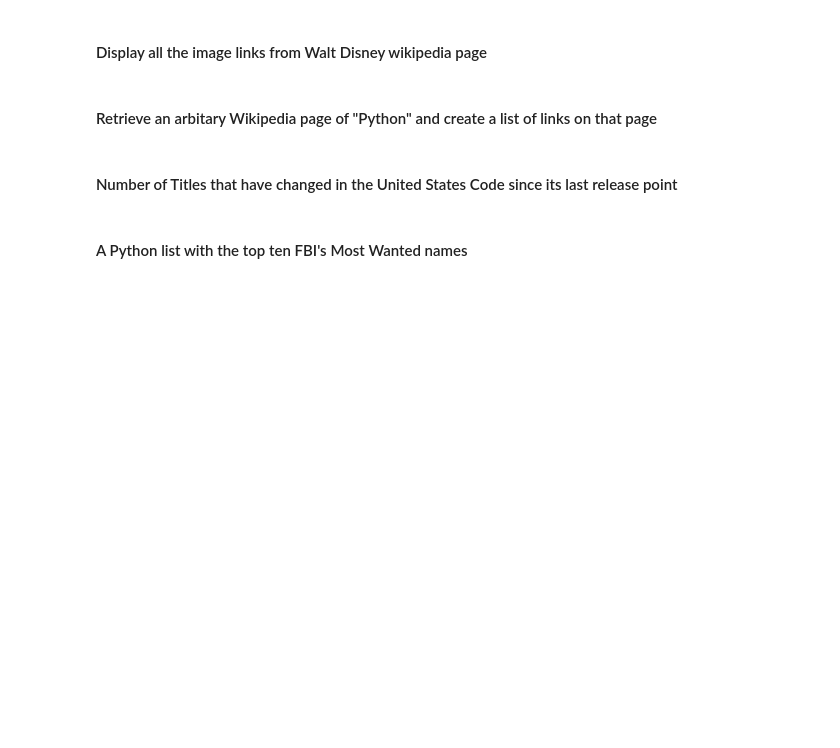
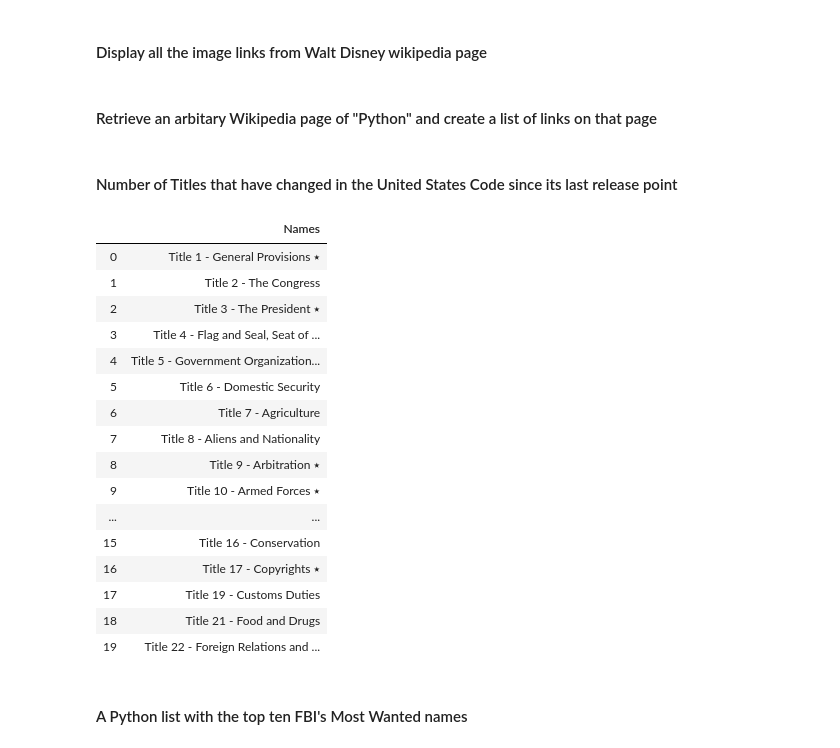
Before and after one commit to ta-datapt-bcn/lab-web-scraping, a Jupyter notebook: your-code/main.ipynb, the cells around one changed output. Cells and saved outputs as stored; diff of their text form; code cells hidden in the pictures; blank space fills up the shorter version.

```diff
--- a/your-code/main.ipynb
+++ b/your-code/main.ipynb
@@ -184,8 +184,34 @@ url = 'http://uscode.house.gov/download/download.shtml'
 # %%
 #your code
 web_content_number_titles_changed = requests.get(url).content
-web_soup = BeautifulSoup(web_content_number_titles_changed, "lxml")
-web_soup
+web_soup_number_titles_changed = BeautifulSoup(web_content_number_titles_changed, "lxml")
+# %%
+table = web_soup_number_titles_changed.find_all("div", {"class": "uscitemlist"})[0]
+items = table.find_all("div", {"class": "uscitem"})
+titles = table.find_all("div", {"class": "usctitle"})
+final_titles = [name.text.strip().split("\n") for name in titles]
+
+colnames = ['Names']
+df = pd.DataFrame(final_titles[2:], columns = colnames)
+df.head(20)
+# %% [output]
+|  | Names |
+| 0 | Title 1 - General Provisions ٭ |
+| 1 | Title 2 - The Congress |
+| 2 | Title 3 - The President ٭ |
+| 3 | Title 4 - Flag and Seal, Seat of ... |
+| 4 | Title 5 - Government Organization... |
+| 5 | Title 6 - Domestic Security |
+| 6 | Title 7 - Agriculture |
+| 7 | Title 8 - Aliens and Nationality |
+| 8 | Title 9 - Arbitration ٭ |
+| 9 | Title 10 - Armed Forces ٭ |
+| ... | ... |
+| 15 | Title 16 - Conservation |
+| 16 | Title 17 - Copyrights ٭ |
+| 17 | Title 19 - Customs Duties |
+| 18 | Title 21 - Food and Drugs |
+| 19 | Title 22 - Foreign Relations and ... |
 # %% [markdown]
 #### A Python list with the top ten FBI's Most Wanted names
 # %%
```
Also changed, not shown: parts of 8 cells of this notebook.
